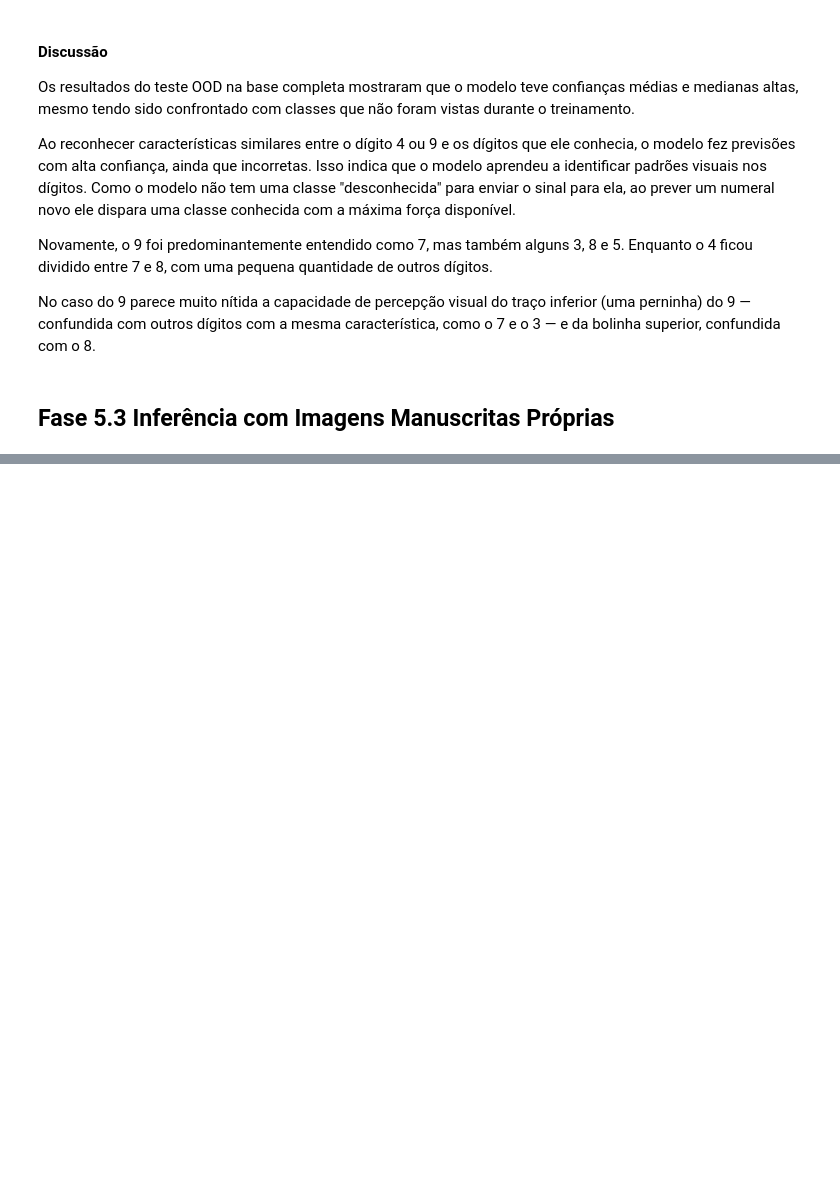
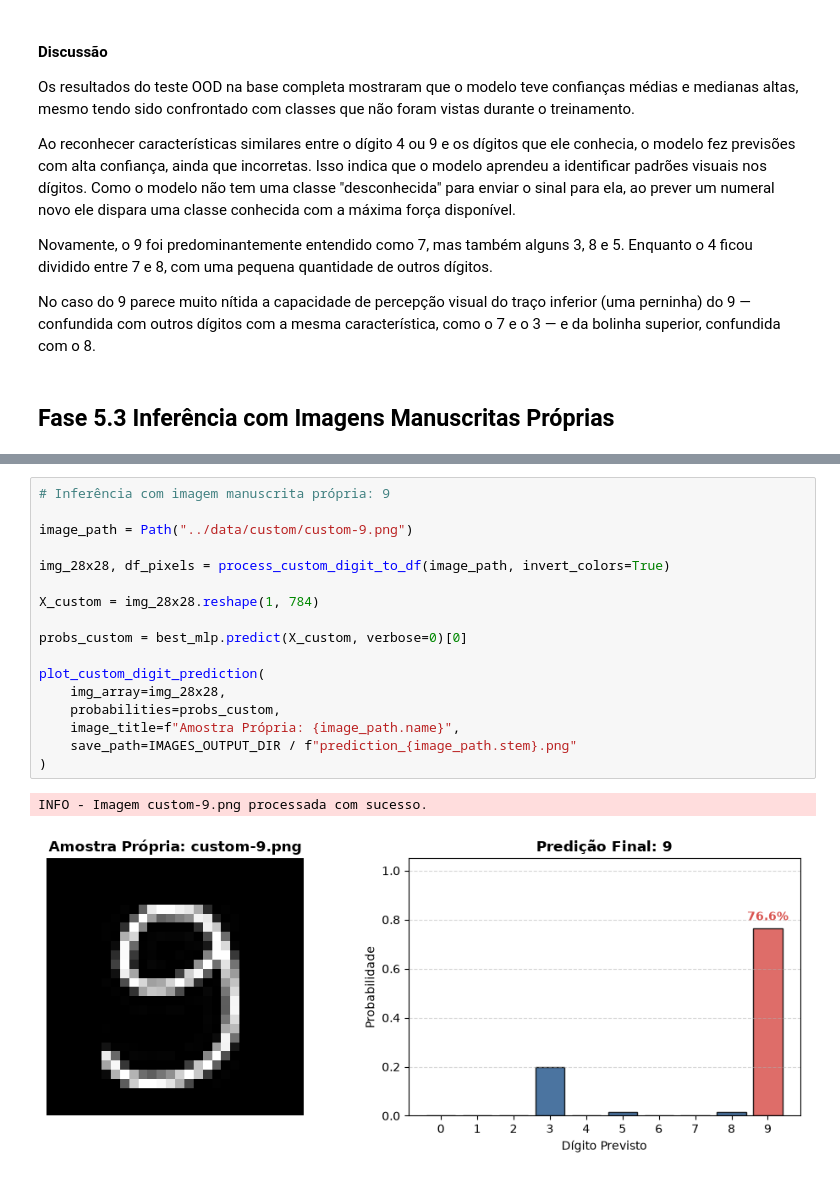
Before and after one commit to FelipeQue/mnist-digit-recognition, a Jupyter notebook: notebooks/cernere.ipynb, the cells around one changed output, grey strips where cells are left out. Saved outputs shown, nothing was run; the diff lists cells and outputs as text; blank space fills up the shorter version.

```diff
--- a/notebooks/cernere.ipynb
+++ b/notebooks/cernere.ipynb
@@ -599,0 +598,20 @@ FileNotFoundError: Imagem não encontrada no caminho: data/custom/custom-4.png
+# %%
+# Inferência com imagem manuscrita própria: 9
+
+image_path = Path("../data/custom/custom-9.png")
+
+img_28x28, df_pixels = process_custom_digit_to_df(image_path, invert_colors=True)
+
+X_custom = img_28x28.reshape(1, 784)
+
+probs_custom = best_mlp.predict(X_custom, verbose=0)[0]
+
+plot_custom_digit_prediction(
+    img_array=img_28x28,
+    probabilities=probs_custom,
+    image_title=f"Amostra Própria: {image_path.name}",
+    save_path=IMAGES_OUTPUT_DIR / f"prediction_{image_path.stem}.png"
+)
+# %% [output]
+INFO - Imagem custom-9.png processada com sucesso.
+[figure, added]
```
Also changed, not shown: parts of 1 cell of this notebook, 1 other file.
